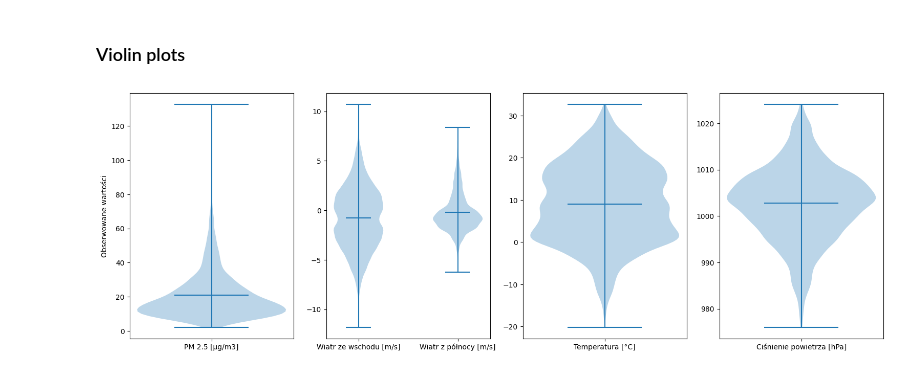
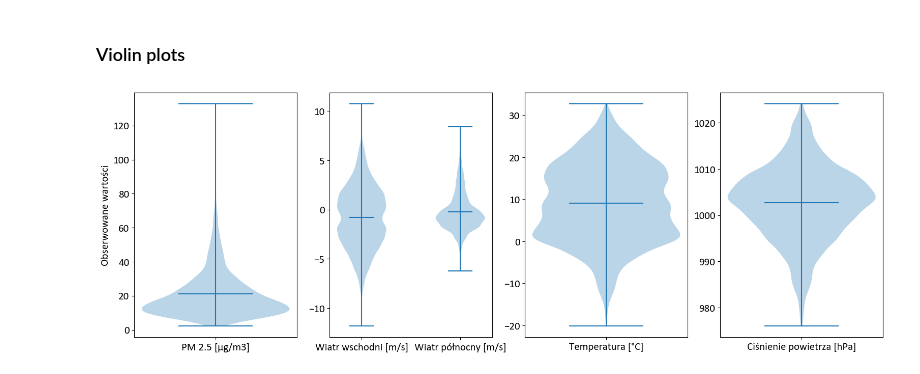
Before and after one commit to Jungliana/SNN-air-pollution, a Jupyter notebook: notebooks/dataset_properties.ipynb, the cells around one changed output. Saved outputs shown, nothing was run; the diff lists cells and outputs as text; code cells hidden in the pictures.

```diff
--- a/notebooks/dataset_properties.ipynb
+++ b/notebooks/dataset_properties.ipynb
@@ -114,0 +75,7 @@ array([0.17015157, 0.15846327, 0.01692399, 0.00450276, 0.06024847,
+# %%
+import matplotlib.pyplot as plt
+font = {'family' : 'calibri',
+        'weight' : 'normal',
+        'size'   : 15}
+
+plt.rc('font', **font)
@@ -119,23 +120,23 @@ import matplotlib.pyplot as plt
 # %%
 # Preparing violin plot
 data_to_plot = target06.to_numpy()
 
 fig = plt.figure()
 ax0 = fig.add_axes([0,0,0.5,1])
 ax1 = fig.add_axes([0.6,0,0.5,1])
 ax2 = fig.add_axes([1.2,0,0.5,1])
 ax3 = fig.add_axes([1.8,0,0.5,1])
 
 ax0.violinplot([data_to_plot[:,0]], showmeans=True)
 ax1.violinplot([data_to_plot[:,4], data_to_plot[:,5]], showmeans=True)
 ax2.violinplot([data_to_plot[:,6]], showmeans=True)
 ax3.violinplot([data_to_plot[:,7]], showmeans=True)
 ax0.set_ylabel('Obserwowane wartości')
 ax0.set_xticks([1], labels = ['PM 2.5 [µg/m3]'])
-ax1.set_xticks([1, 2], labels = ['Wiatr ze wschodu [m/s]', 'Wiatr z północy [m/s]'])
+ax1.set_xticks([1, 2], labels = ['Wiatr wschodni [m/s]', 'Wiatr północny [m/s]'])
 ax2.set_xticks([1], labels = ['Temperatura [°C]'])
 ax3.set_xticks([1], labels = ['Ciśnienie powietrza [hPa]'])
 
 plt.show()
 # %% [output]
-[figure, old version]
+[figure, new version]
```
Also changed, not shown: parts of 12 cells of this notebook.
